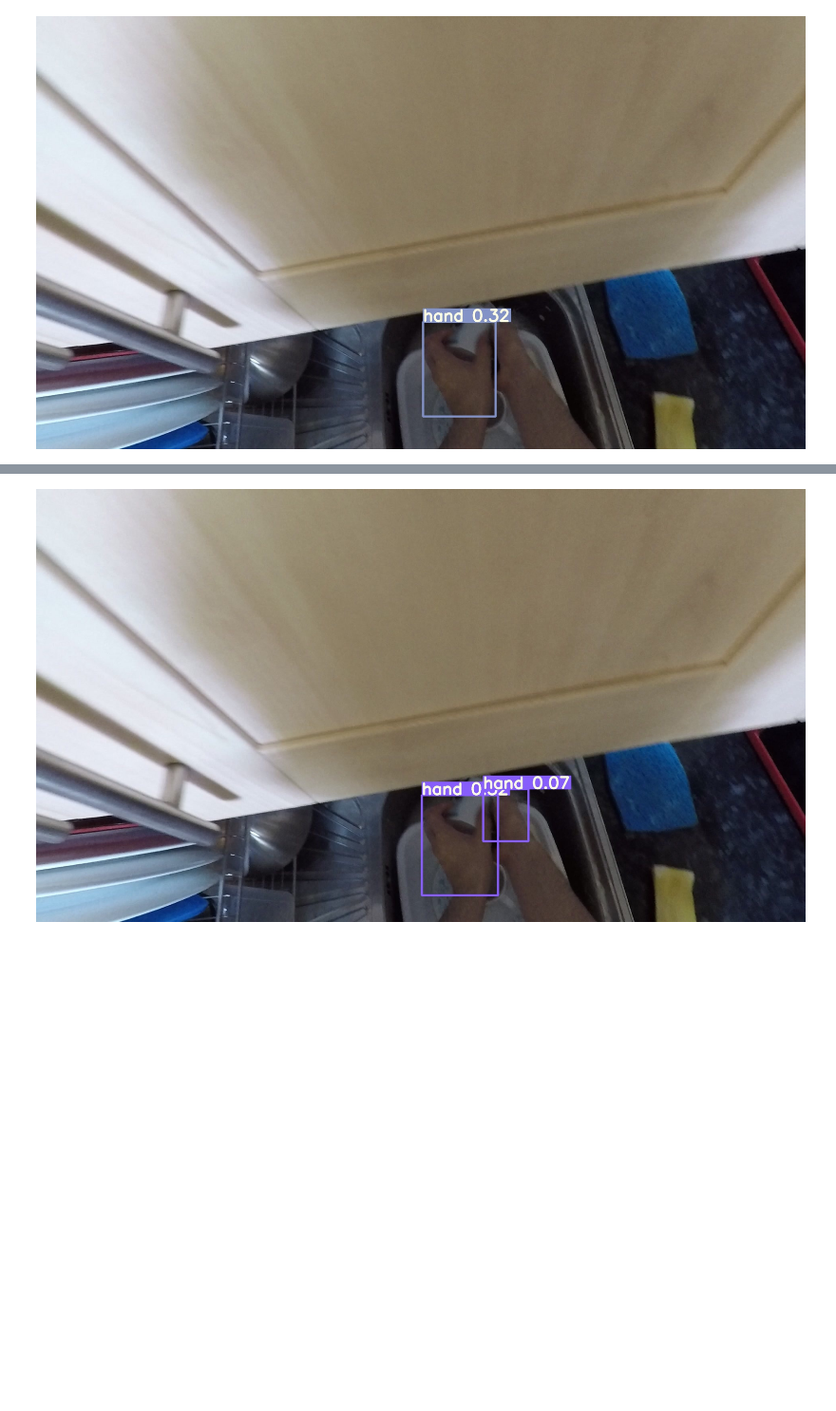
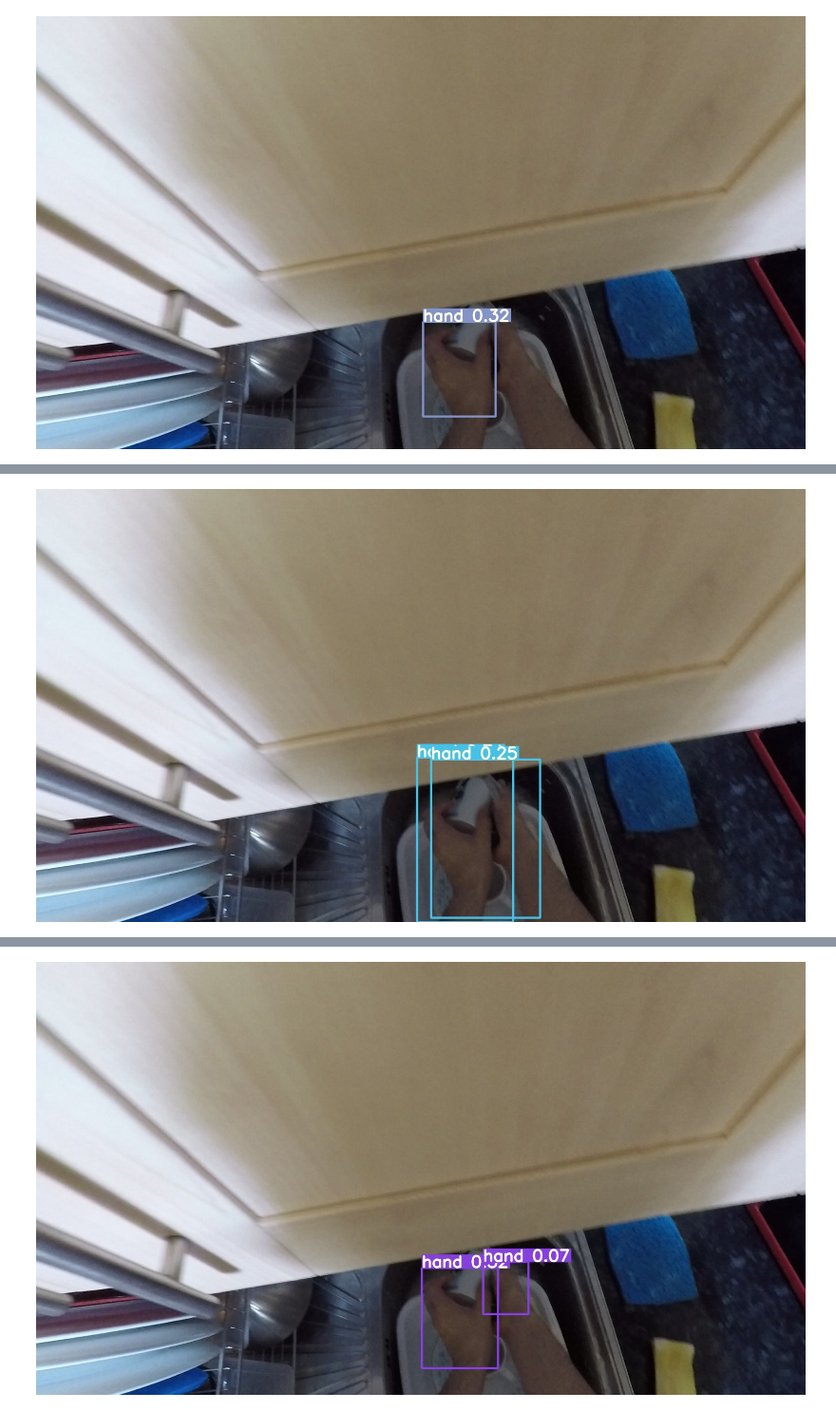
Before and after one commit to JinhangZhu/project-diary, a Jupyter notebook: generate-bbox-vector.ipynb, the cells around one changed output, grey strips where cells are left out. Shown at 95% size. Saved outputs shown, nothing was run; the diff lists cells and outputs as text; code cells hidden in the pictures; blank space fills up the shorter version.

```diff
--- a/generate-bbox-vector.ipynb
+++ b/generate-bbox-vector.ipynb
@@ -158,3 +229,7 @@ Image(filename="output/softnms/0000003541.jpg")
+# %%
+Image(filename="output/softnms-better/0000003541.jpg")
+# %% [output]
+[figure, added]
 # %%
 !python detect.py --cfg cfg/yolov3-hand-anchors.cfg --names data/ego-hand.names --source data/samples/0000003541.jpg --output output/softnms --weights weights/yolov3-egohand-epoch4.pt --save-txt --conf-thres 0.05
 # %% [output]
```
Also changed, not shown: parts of 12 cells of this notebook, 12 other files.
